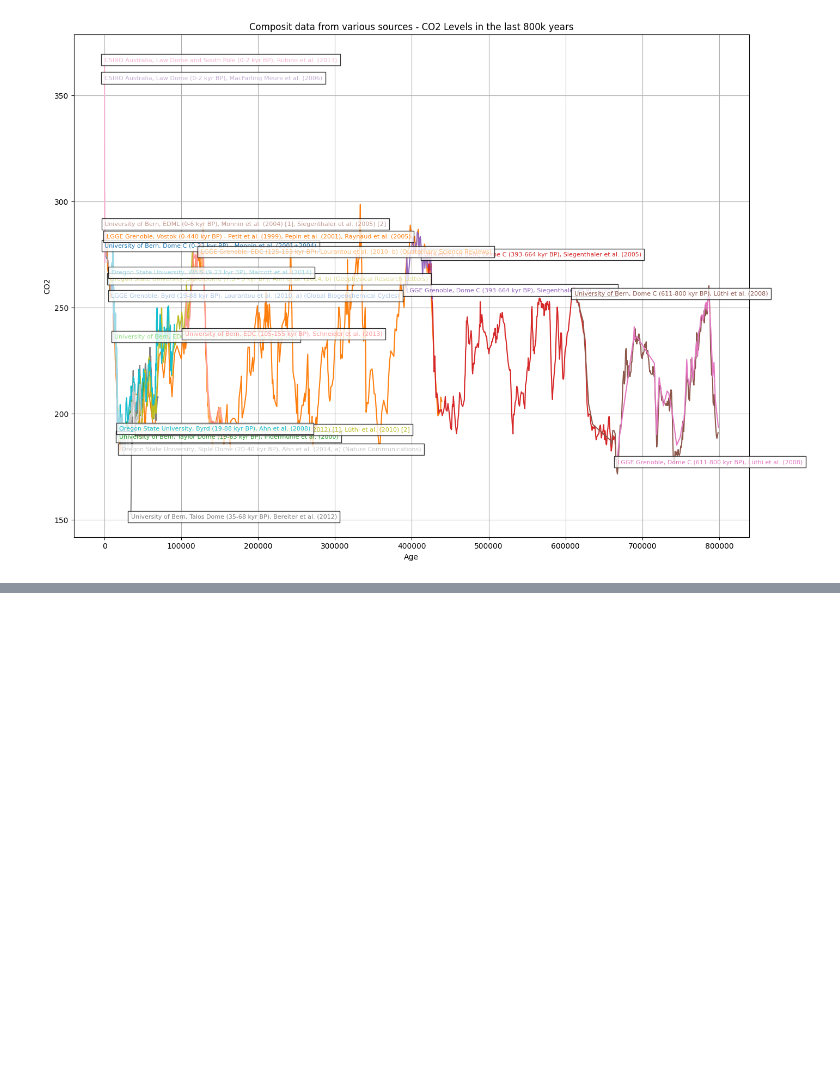
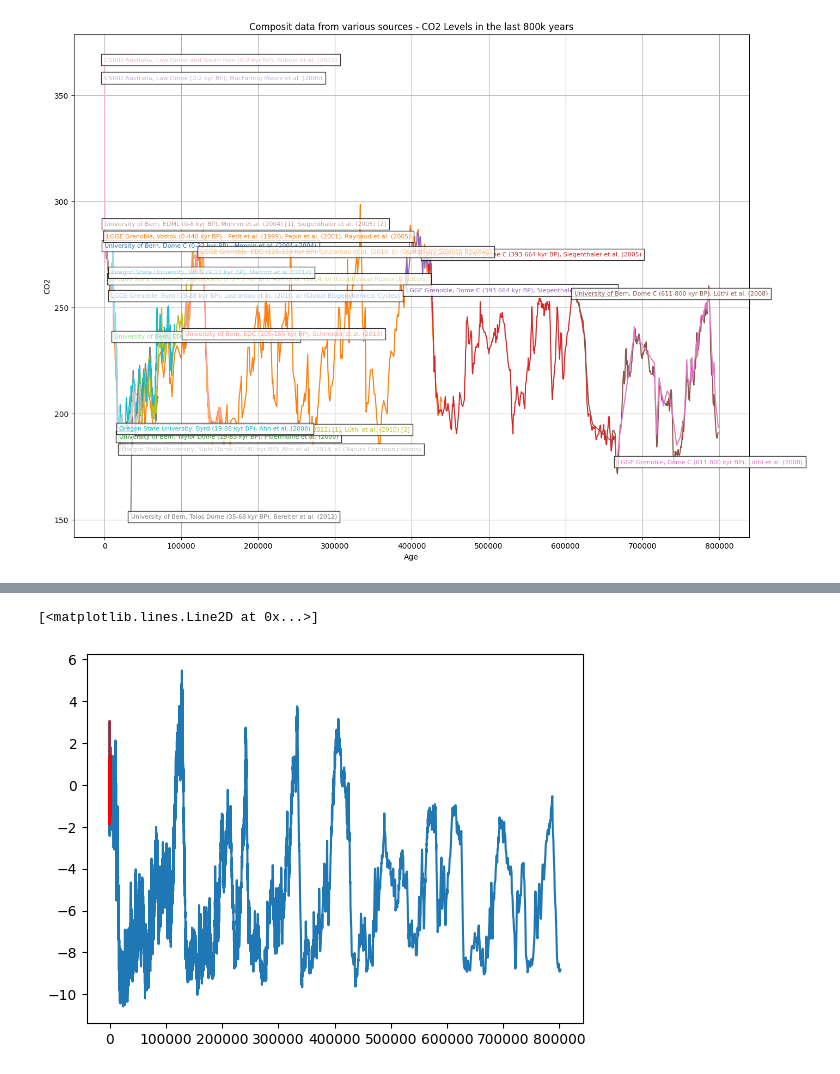
Before and after one commit to noyo0/ProgrammingForDataAnalysis_Project2, a Jupyter notebook: Project2/Project2.ipynb, the cells around one changed output, grey strips where cells are left out. Saved outputs shown, nothing was run; the diff lists cells and outputs as text; code cells hidden in the pictures; blank space fills up the shorter version.

Commit message:
data composit up till year 2000 done(?)

```diff
--- a/Project2/Project2.ipynb
+++ b/Project2/Project2.ipynb
@@ -258,3 +249,9 @@ plt.grid(True)
 plt.show()
 # %% [output]
 [figure]
+# %%
+# read in reference global temperature from original source "temperature_Arc-HalletLake.McKay.2008.txt"
+
+#read in text data separated with multiple spaces (ref: https://stackoverflow.com/questions/19632075/how-to-read-file-with-space-separated-values-in-pandas)
+dfRefTemperature = pd.read_csv('Data/temperature_Arc-HalletLake.McKay.2008.txt', sep='\s+', skiprows=222)
+dfRefTemperature.head()
@@ -260,0 +265,8 @@ plt.show()
+# %%
+# A global database of Holocene paleotemperature records ref: https://www.nature.com/articles/s41597-020-0445-3
+
+plt.plot(dfTemperature['Age'],dfTemperature['Temperature'])#EPICA Dome C Ice Core 800KYr Deuterium Data and Temperature Estimate 2007.txt
+plt.plot(dfRefTemperature['age'],dfRefTemperature['temperature'],color="r") #temperature_Arc-HalletLake.McKay.2008.txt
+# %% [output]
+[<matplotlib.lines.Line2D at 0x...>]
+[figure, added]
```
Also changed, not shown: parts of 8 cells of this notebook, 1 other file.
